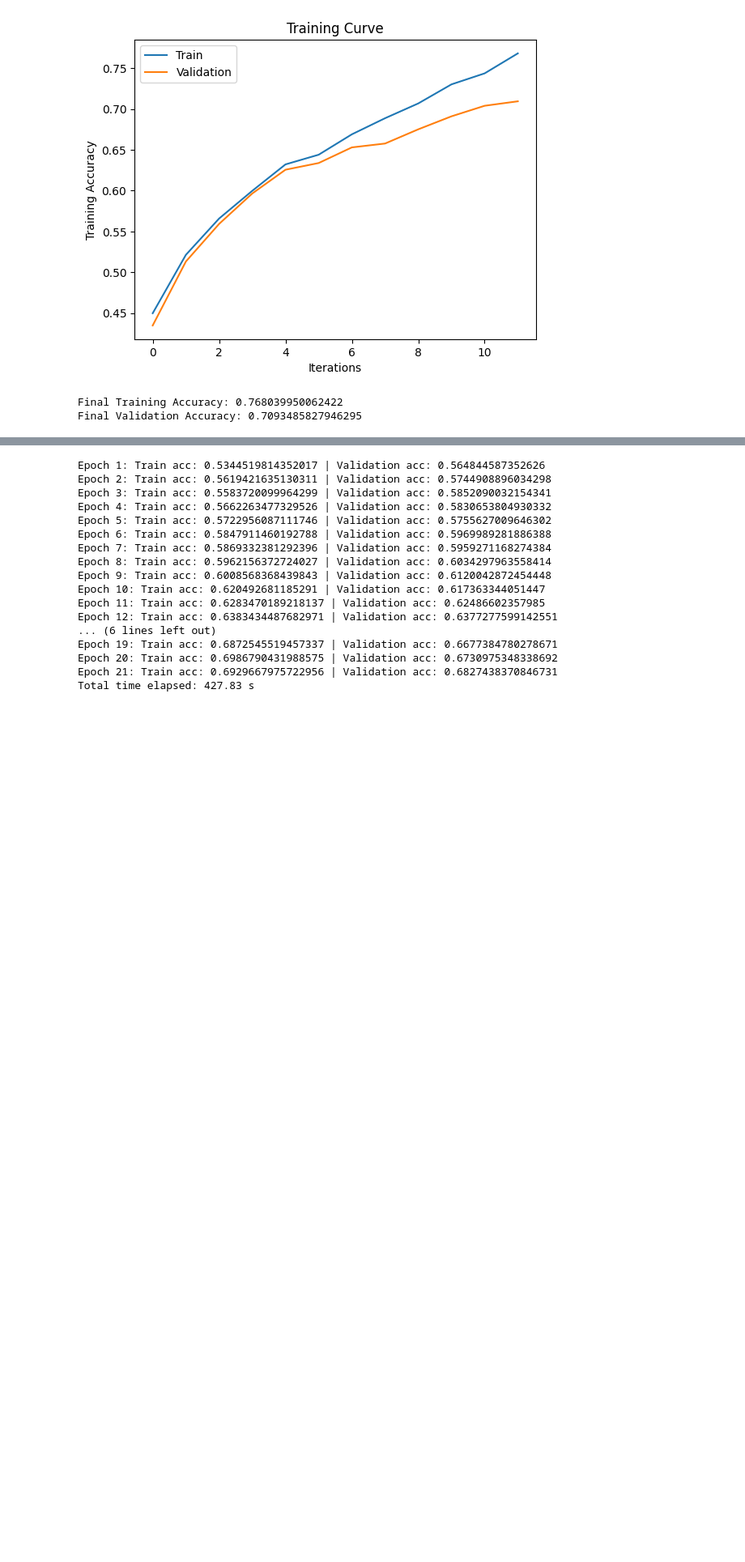
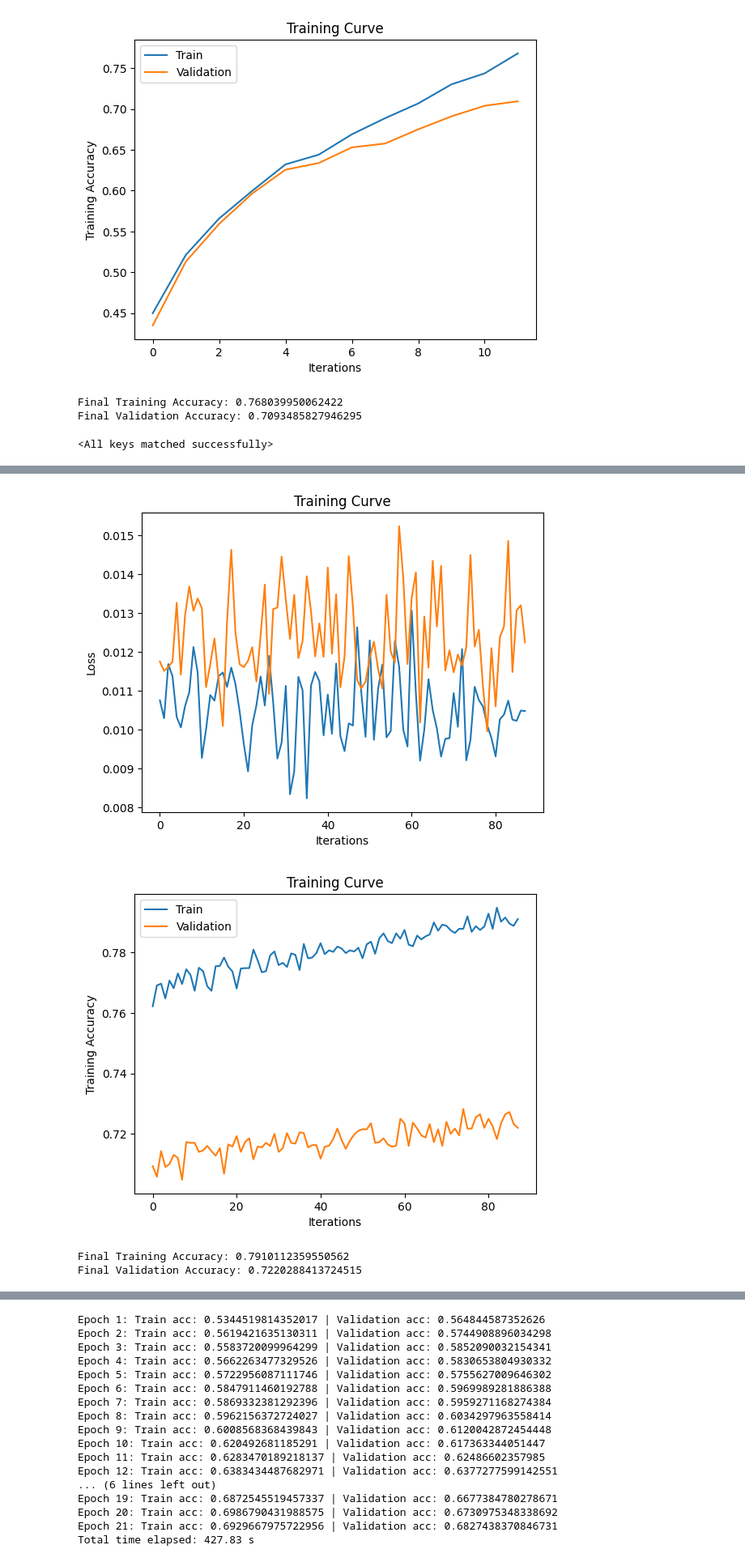
Before and after one commit to reaahuja/DermAI-Skin-Cancer-Detection, a Jupyter notebook: ModelRuns.ipynb, the cells around one changed output, grey strips where cells are left out. Shown at 81% size. Drawn from its saved outputs; the diff is of its cells as text; code cells hidden in the pictures; blank space fills up the shorter version.

```diff
--- a/ModelRuns.ipynb
+++ b/ModelRuns.ipynb
@@ -652,3 +652,12 @@ Total time elapsed: 767.98 s
 [figure]
 Final Training Accuracy: 0.768039950062422
 Final Validation Accuracy: 0.7093485827946295
+# %%
+best_model = CNNClassifier()
+checkpoint = torch.load("ModelSave/best_model", map_location=torch.device('cpu'))
+best_model.load_state_dict(checkpoint)
+# %% [output]
+<All keys matched successfully>
+# %%
+train(best_model, "additional_epochs_best", train_dataset_1, val_dataset_1, batch_size=64, lr=0.000001, num_epochs=88)
+# %% [output]
@@ -654,0 +681,4 @@ Final Validation Accuracy: 0.7093485827946295
+[figure, added]
+[figure, added]
+Final Training Accuracy: 0.7910112359550562
+Final Validation Accuracy: 0.7220288413724515
```
Also changed, not shown: parts of 7 cells of this notebook, 2 other files.
